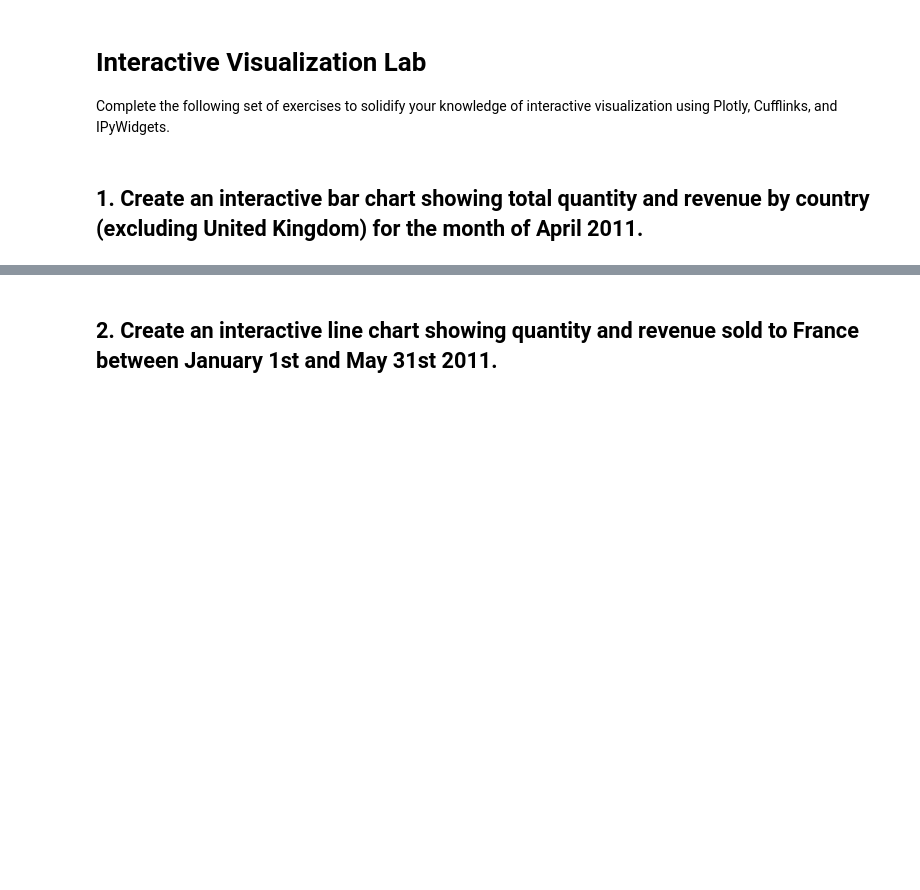
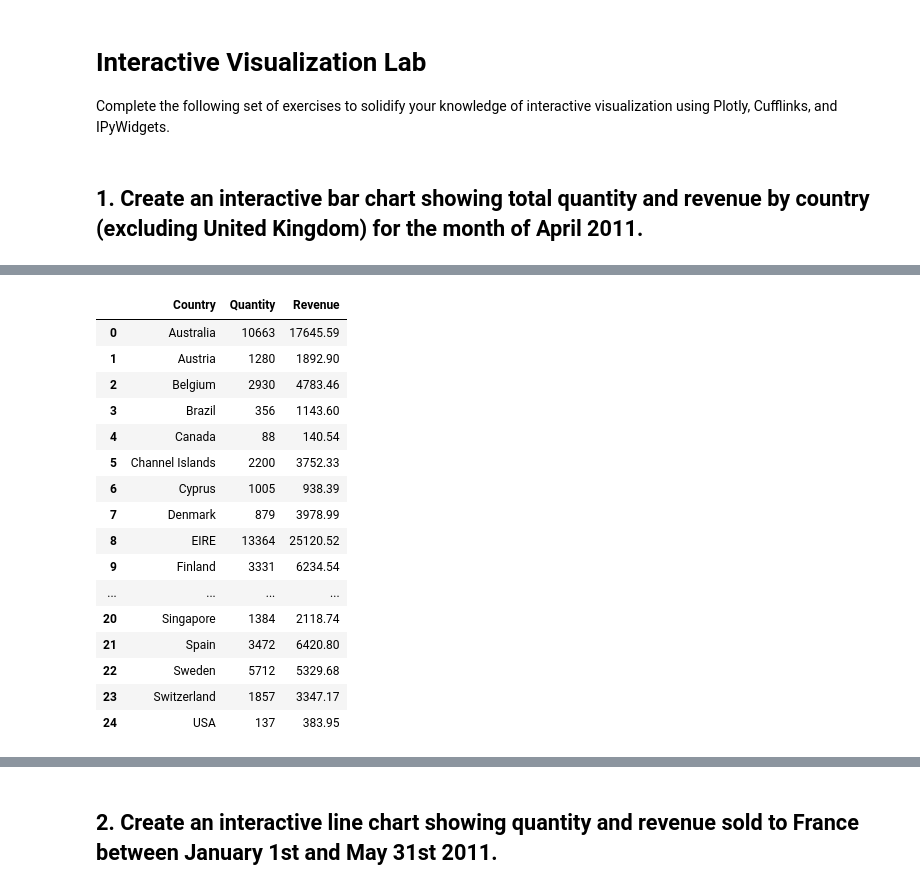
Before and after one commit to ta-datapt-bcn/lab-interactive-visualization, a Jupyter notebook: your-code/main.ipynb, the cells around one changed output, grey strips where cells are left out. Drawn from its saved outputs; the diff is of its cells as text; code cells hidden in the pictures; blank space fills up the shorter version.

```diff
--- a/your-code/main.ipynb
+++ b/your-code/main.ipynb
@@ -18,0 +38,23 @@ data = pd.read_excel('../data/Online Retail.xlsx')
+# %%
+d1 = data[(data.InvoiceDate > '2011-03') & (data.InvoiceDate < '2011-05') & (data.Country != 'United Kingdom') ]
+d2 = d1.groupby(['Country'])['Quantity','Revenue'].sum()
+d2 = d2.reset_index()
+d2
+# %% [output]
+|  | Country | Quantity | Revenue |
+| 0 | Australia | 10663 | 17645.59 |
+| 1 | Austria | 1280 | 1892.90 |
+| 2 | Belgium | 2930 | 4783.46 |
+| 3 | Brazil | 356 | 1143.60 |
+| 4 | Canada | 88 | 140.54 |
+| 5 | Channel Islands | 2200 | 3752.33 |
+| 6 | Cyprus | 1005 | 938.39 |
+| 7 | Denmark | 879 | 3978.99 |
+| 8 | EIRE | 13364 | 25120.52 |
+| 9 | Finland | 3331 | 6234.54 |
+| ... | ... | ... | ... |
+| 20 | Singapore | 1384 | 2118.74 |
+| 21 | Spain | 3472 | 6420.80 |
+| 22 | Sweden | 5712 | 5329.68 |
+| 23 | Switzerland | 1857 | 3347.17 |
+| 24 | USA | 137 | 383.95 |
```
Also changed, not shown: parts of 18 cells of this notebook.
